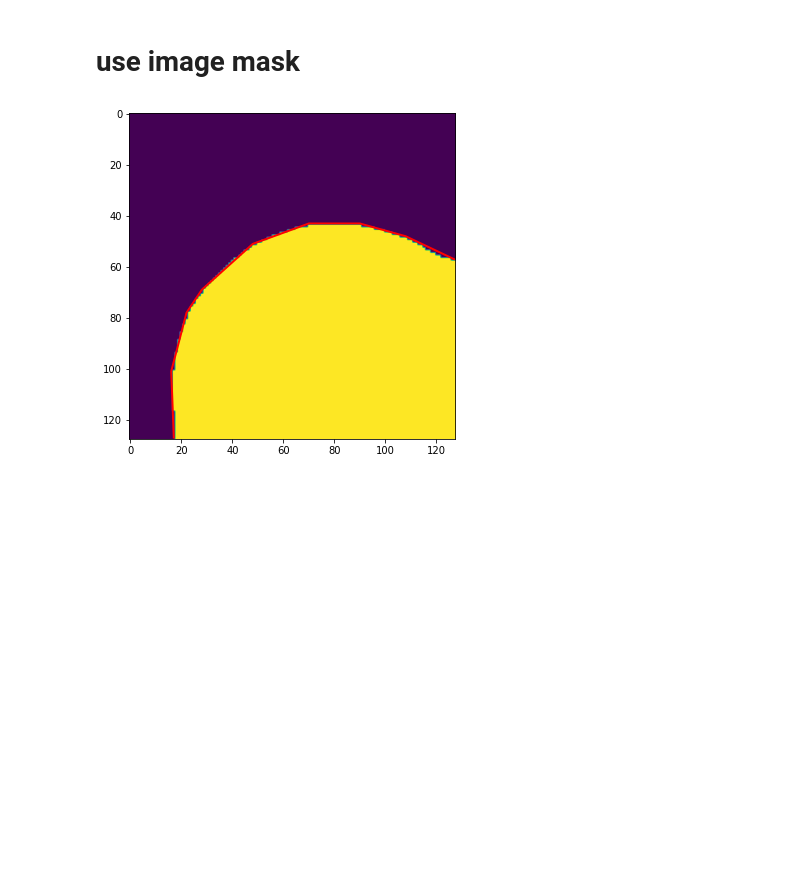
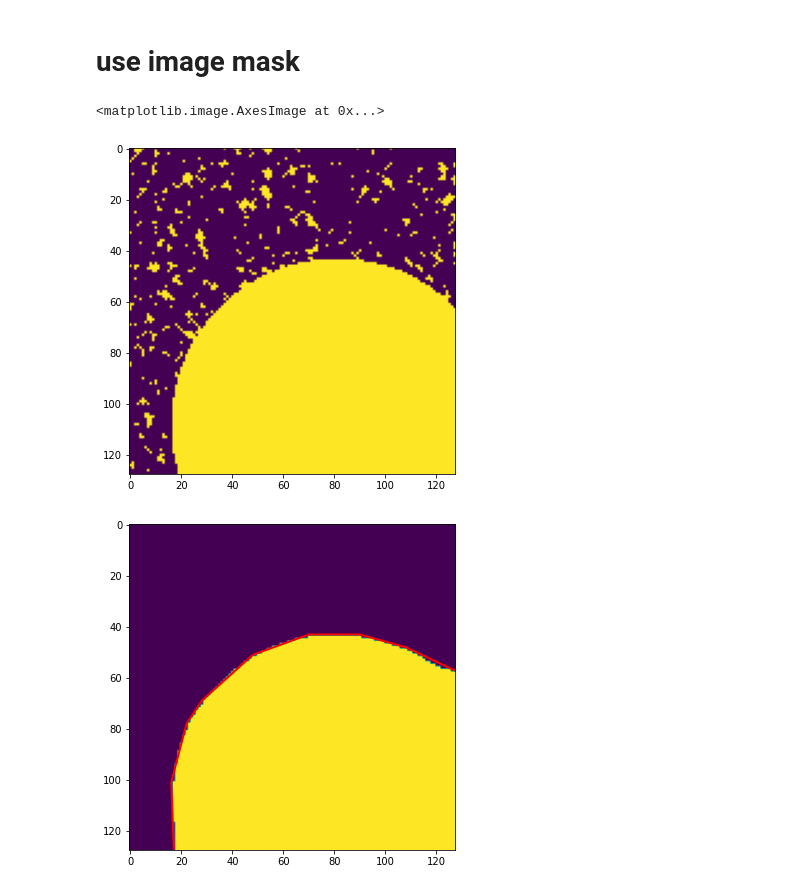
Before and after one commit to OpenPIV/openpiv-python-examples, a Jupyter notebook: notebooks/example_image_mask.ipynb, the cells around one changed output. Saved outputs shown, nothing was run; the diff lists cells and outputs as text; code cells hidden in the pictures; blank space fills up the shorter version.

```diff
--- a/notebooks/example_image_mask.ipynb
+++ b/notebooks/example_image_mask.ipynb
@@ -16,6 +16,13 @@ import pathlib
 
 import matplotlib
 matplotlib.rcParams['figure.figsize'] = (8.0, 6.0)
+# %%
+test_directory = pathlib.Path('../test16')
+# %%
+plt.imshow(io.imread(test_directory / "moon.png"))
+# %% [output]
+<matplotlib.image.AxesImage at 0x...>
+[figure, added]
 # %%
 # test_directory = os.path.split(os.path.abspath(__file__))[0]
 test_directory = pathlib.Path('../test16/')
```
Also changed, not shown: 1 other file.
